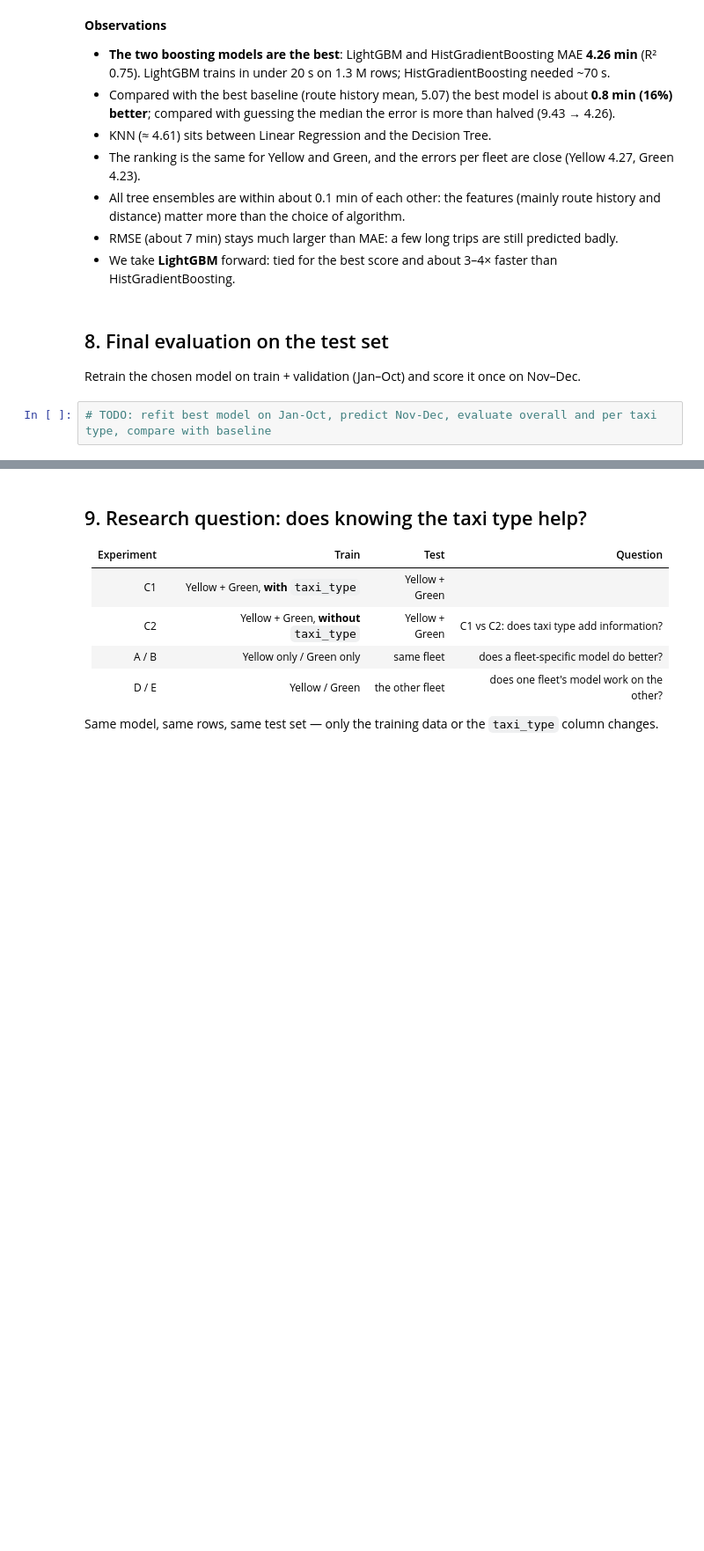
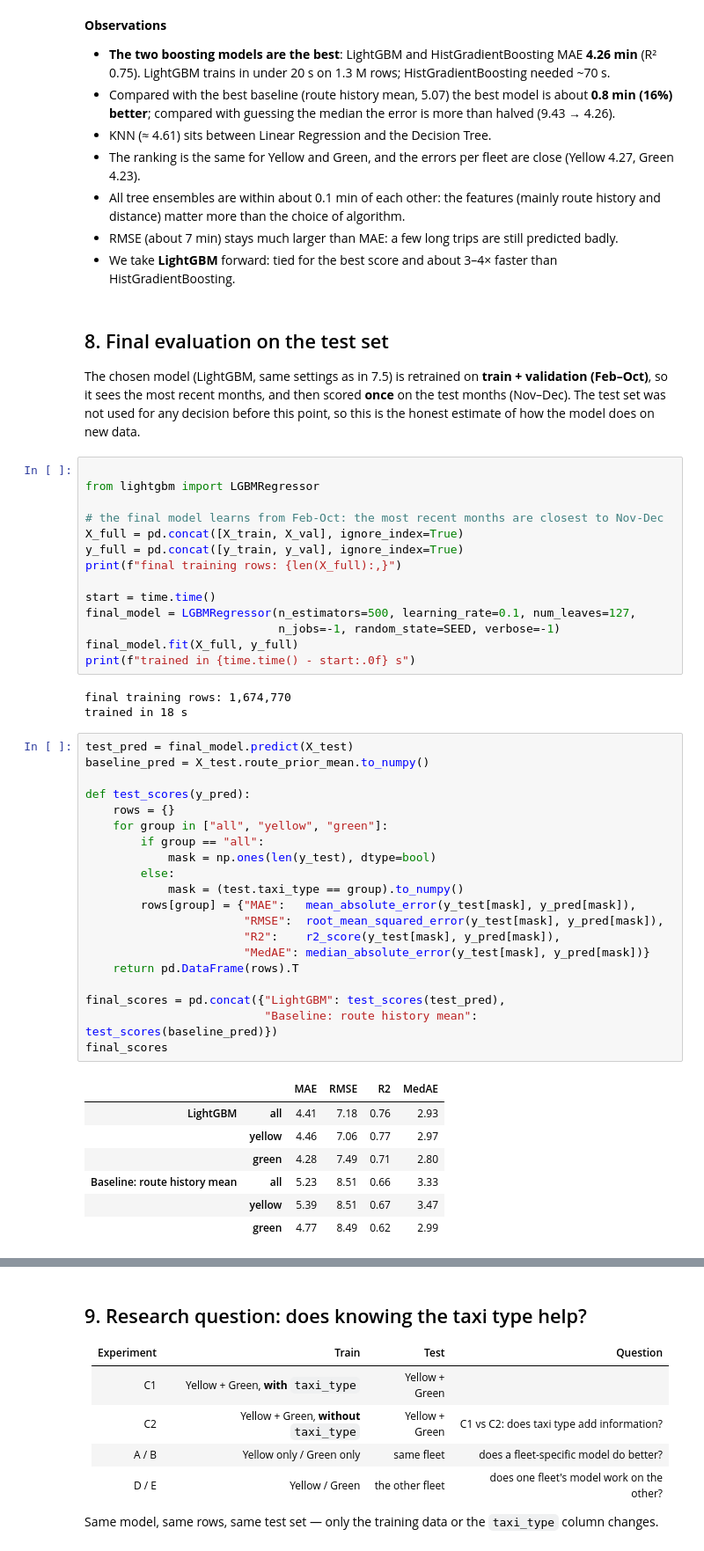
Before and after one commit to Shreyit/nyc-taxi-ml, a Jupyter notebook: notebooks/nyc_taxi_trip_duration.ipynb, the cells around one changed output, grey strips where cells are left out. Shown at 88% size. Drawn from its saved outputs; the diff is of its cells as text; blank space fills up the shorter version.

Commit message:
Add final test evaluation (8)

```diff
--- a/notebooks/nyc_taxi_trip_duration.ipynb
+++ b/notebooks/nyc_taxi_trip_duration.ipynb
@@ -1574,8 +1574,53 @@ plt.show()
 # %% [markdown]
 ## 8. Final evaluation on the test set
 
-Retrain the chosen model on train + validation (Jan–Oct) and score it once on Nov–Dec.
+The chosen model (LightGBM, same settings as in 7.5) is retrained on **train + validation (Feb–Oct)**, so it
+sees the most recent months, and then scored **once** on the test months (Nov–Dec). The test set was not
+used for any decision before this point, so this is the honest estimate of how the model does on new data.
 # %%
-# TODO: refit best model on Jan-Oct, predict Nov-Dec, evaluate overall and per taxi type, compare with baseline
+
+from lightgbm import LGBMRegressor
+
+# the final model learns from Feb-Oct: the most recent months are closest to Nov-Dec
+X_full = pd.concat([X_train, X_val], ignore_index=True)
+y_full = pd.concat([y_train, y_val], ignore_index=True)
+print(f"final training rows: {len(X_full):,}")
+
+start = time.time()
+final_model = LGBMRegressor(n_estimators=500, learning_rate=0.1, num_leaves=127,
+                            n_jobs=-1, random_state=SEED, verbose=-1)
+final_model.fit(X_full, y_full)
+print(f"trained in {time.time() - start:.0f} s")
+# %% [output]
+final training rows: 1,674,770
+trained in 18 s
+# %%
+test_pred = final_model.predict(X_test)
+baseline_pred = X_test.route_prior_mean.to_numpy()
+
+def test_scores(y_pred):
+    rows = {}
+    for group in ["all", "yellow", "green"]:
+        if group == "all":
+            mask = np.ones(len(y_test), dtype=bool)
+        else:
+            mask = (test.taxi_type == group).to_numpy()
+        rows[group] = {"MAE":   mean_absolute_error(y_test[mask], y_pred[mask]),
+                       "RMSE":  root_mean_squared_error(y_test[mask], y_pred[mask]),
+                       "R2":    r2_score(y_test[mask], y_pred[mask]),
+                       "MedAE": median_absolute_error(y_test[mask], y_pred[mask])}
+    return pd.DataFrame(rows).T
+
+final_scores = pd.concat({"LightGBM": test_scores(test_pred),
+                          "Baseline: route history mean": test_scores(baseline_pred)})
+final_scores
+# %% [output]
+|  |  | MAE | RMSE | R2 | MedAE |
+| LightGBM | all | 4.41 | 7.18 | 0.76 | 2.93 |
+|  | yellow | 4.46 | 7.06 | 0.77 | 2.97 |
+|  | green | 4.28 | 7.49 | 0.71 | 2.80 |
+| Baseline: route history mean | all | 5.23 | 8.51 | 0.66 | 3.33 |
+|  | yellow | 5.39 | 8.51 | 0.67 | 3.47 |
+|  | green | 4.77 | 8.49 | 0.62 | 2.99 |
 # %% [markdown]
 **Observations**
```
Also changed, not shown: parts of 1 cell of this notebook, 1 other file.
